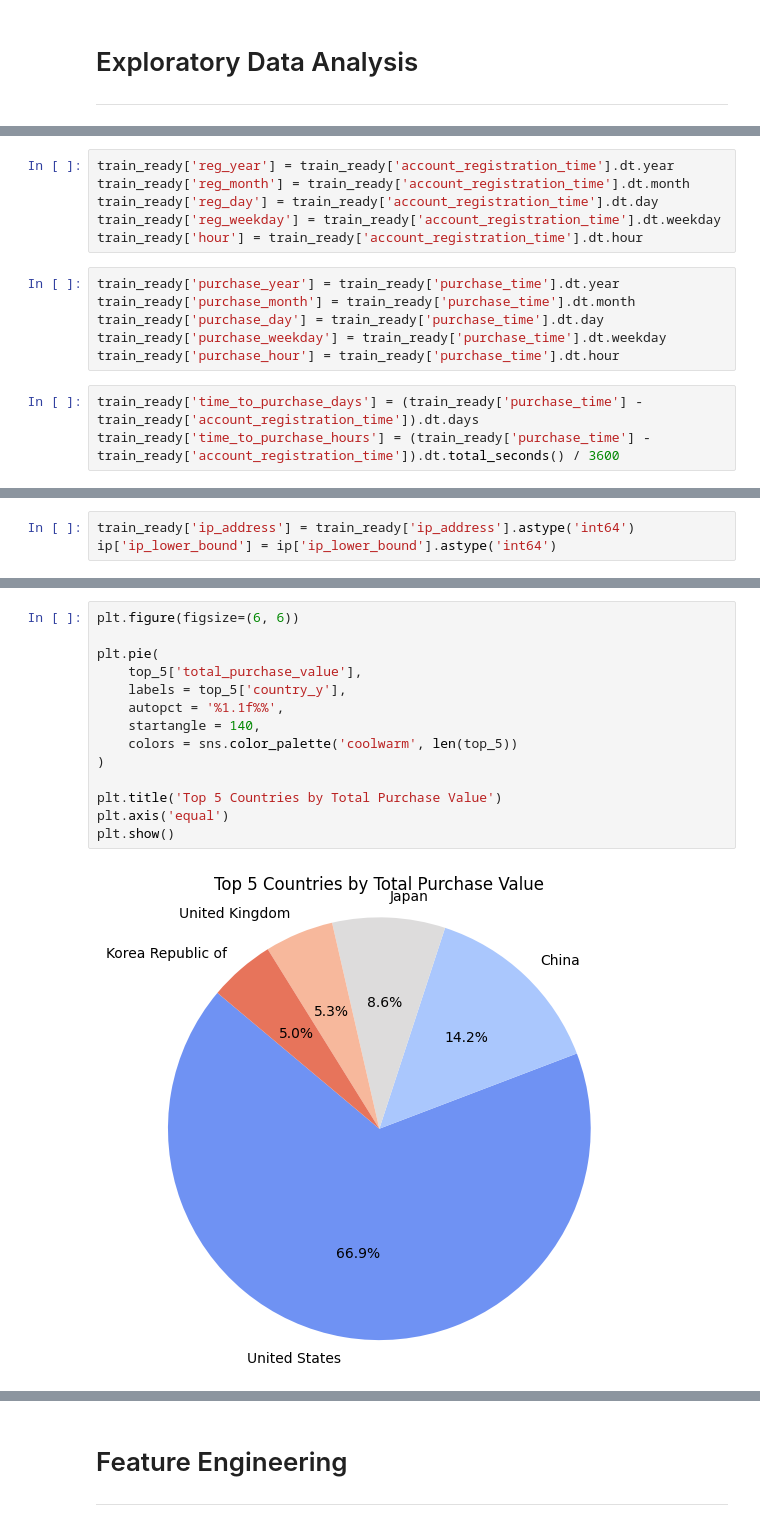
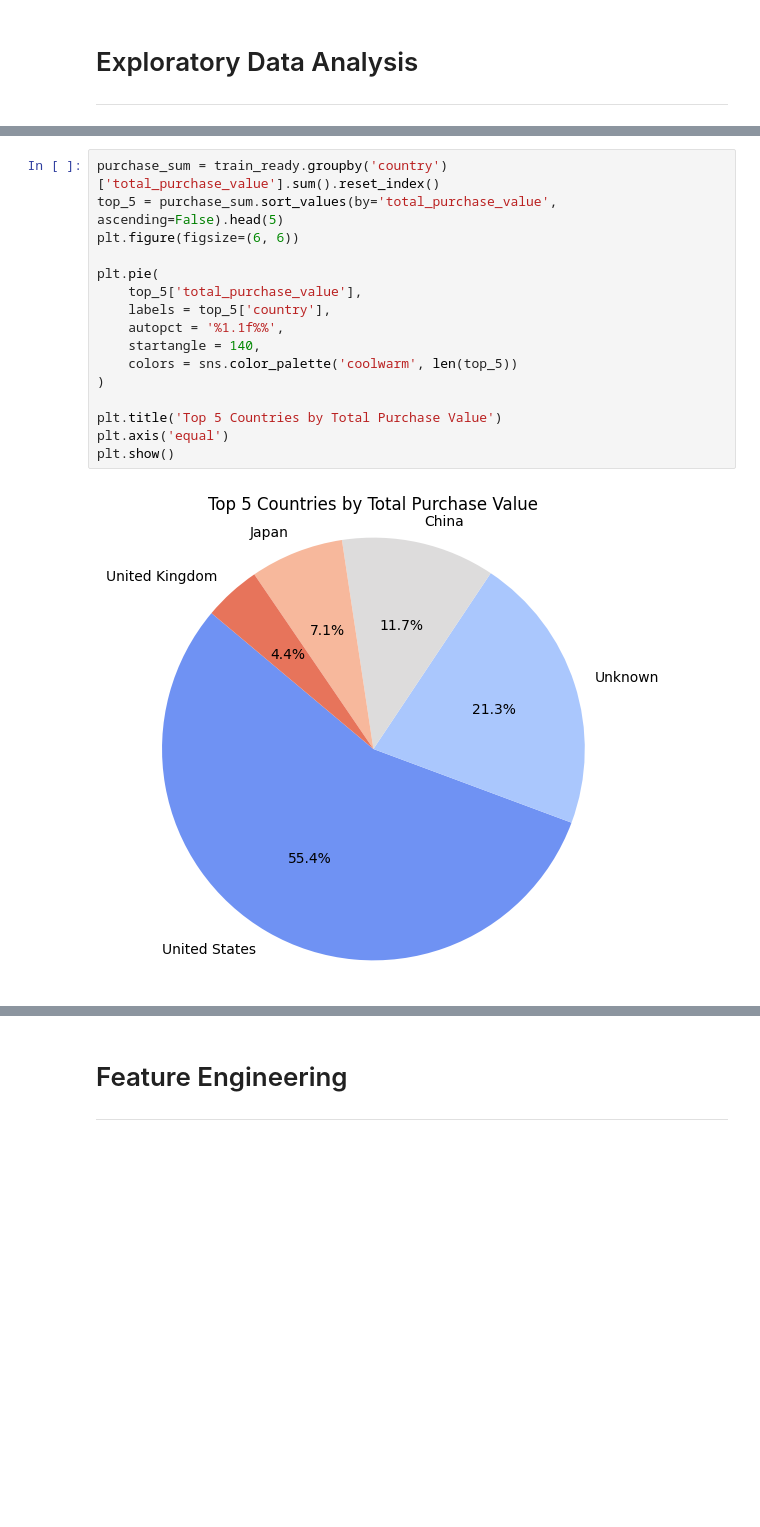
Before and after one commit to azarelga/big-data-repository, a Jupyter notebook: assignment_1.ipynb, the cells around one changed output, grey strips where cells are left out. Drawn from its saved outputs; the diff is of its cells as text; blank space fills up the shorter version.

```diff
--- a/assignment_1.ipynb
+++ b/assignment_1.ipynb
@@ -397,15 +376,0 @@ train_ready['purchase_time'] = pd.to_datetime(train_ready['purchase_time'])
-# %%
-train_ready['reg_year'] = train_ready['account_registration_time'].dt.year
-train_ready['reg_month'] = train_ready['account_registration_time'].dt.month
-train_ready['reg_day'] = train_ready['account_registration_time'].dt.day
-train_ready['reg_weekday'] = train_ready['account_registration_time'].dt.weekday
-train_ready['hour'] = train_ready['account_registration_time'].dt.hour
-# %%
-train_ready['purchase_year'] = train_ready['purchase_time'].dt.year
-train_ready['purchase_month'] = train_ready['purchase_time'].dt.month
-train_ready['purchase_day'] = train_ready['purchase_time'].dt.day
-train_ready['purchase_weekday'] = train_ready['purchase_time'].dt.weekday
-train_ready['purchase_hour'] = train_ready['purchase_time'].dt.hour
-# %%
-train_ready['time_to_purchase_days'] = (train_ready['purchase_time'] - train_ready['account_registration_time']).dt.days
-train_ready['time_to_purchase_hours'] = (train_ready['purchase_time'] - train_ready['account_registration_time']).dt.total_seconds() / 3600
@@ -444,3 +414,0 @@ plt.show()
-# %%
-train_ready['ip_address'] = train_ready['ip_address'].astype('int64')
-ip['ip_lower_bound'] = ip['ip_lower_bound'].astype('int64')
@@ -506,16 +441,18 @@ top_5 = purchase_sum.sort_values(by='total_purchase_value', ascending=False).hea
 # %%
+purchase_sum = train_ready.groupby('country')['total_purchase_value'].sum().reset_index()
+top_5 = purchase_sum.sort_values(by='total_purchase_value', ascending=False).head(5)
 plt.figure(figsize=(6, 6))
 
 plt.pie(
     top_5['total_purchase_value'],
-    labels = top_5['country_y'],
+    labels = top_5['country'],
     autopct = '%1.1f%%',
     startangle = 140,
     colors = sns.color_palette('coolwarm', len(top_5))
 )
 
 plt.title('Top 5 Countries by Total Purchase Value')
 plt.axis('equal')
 plt.show()
 # %% [output]
-[figure, old version]
+[figure, new version]
```
Also changed, not shown: parts of 38 cells of this notebook.
